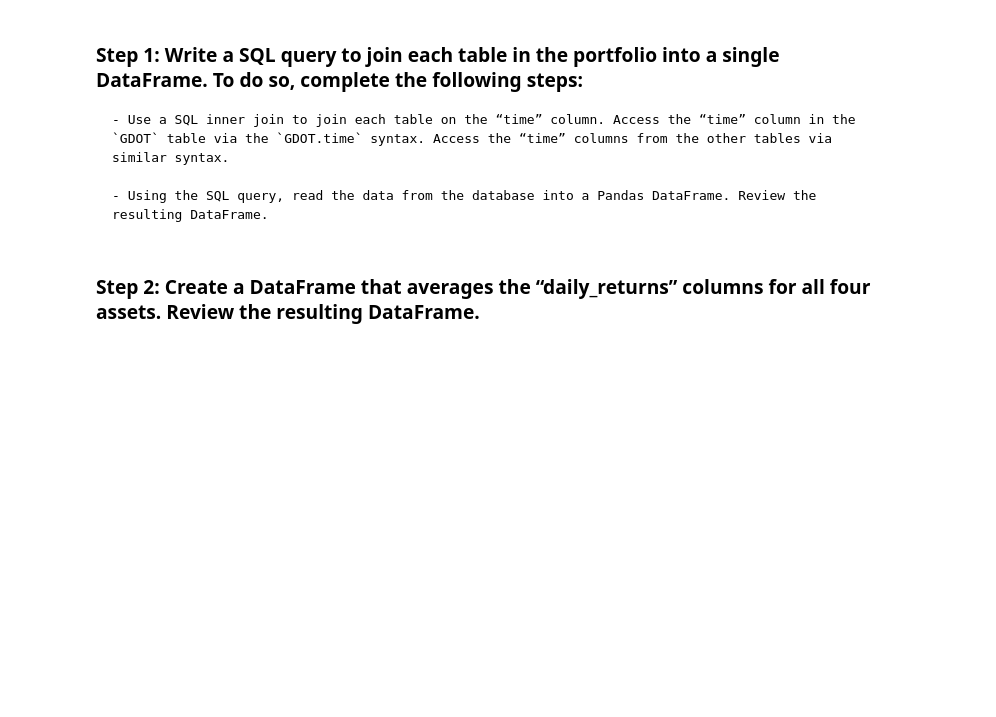
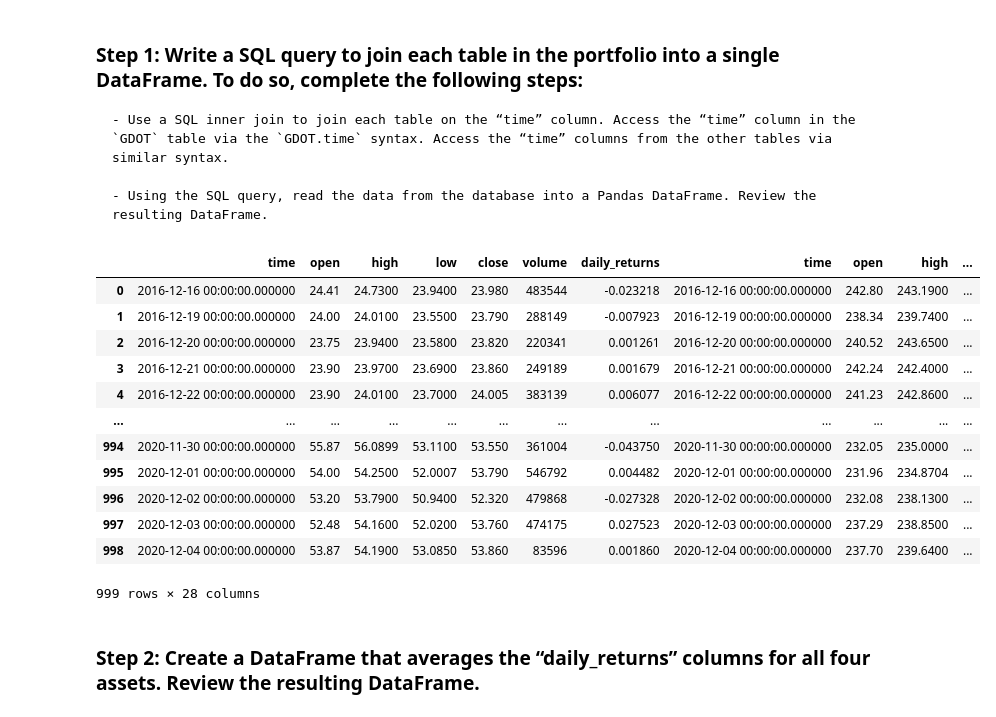
Before and after one commit to saeedraghib/m07_challenge_01, a Jupyter notebook: sr_etf_analyzer.ipynb, the cells around one changed output. Cells and saved outputs as stored; diff of their text form; code cells hidden in the pictures; blank space fills up the shorter version.

```diff
--- a/sr_etf_analyzer.ipynb
+++ b/sr_etf_analyzer.ipynb
@@ -362,15 +350,41 @@ Complete the following steps:
 
     - Using the SQL query, read the data from the database into a Pandas DataFrame. Review the resulting DataFrame.
 # %%
+# dataframe = pd.read_sql_table('SQ', con=engine)
+# dataframe
 # Wreate a SQL query to join each table in the portfolio into a single DataFrame
 # Use the time column from each table as the basis for the join
-query = # YOUR CODE HERE
+#   g.time AS TIME, g.daily_returns AS gdot_daily_returns, gs.daily_returns AS gs_daily_returns, p.daily_returns AS pypl_daily_returns, sq.daily_returns AS sq_daily_returns
+#   g.time AS TIME, avg(g.daily_returns) AS gdot_daily_returns, avg(gs.daily_returns) AS gs_daily_returns, avg(p.daily_returns) AS pypl_daily_returns, avg(sq.daily_returns) AS sq_daily_returns
+query = """
+SELECT *
+FROM GDOT as g
+INNER JOIN GS as gs ON g.time = gs.time
+INNER JOIN PYPL as p ON gs.time = p.time
+INNER JOIN SQ as sq ON p.time = sq.time
+"""
 
+#results = engine.execute(query)
 # Using the query, read the data from the database into a Pandas DataFrame
-etf_portfolio = # YOUR CODE HERE
+etf_portfolio = pd.read_sql_query(query, con=engine)
 
 # Review the resulting DataFrame
-# YOUR CODE HERE
+# etf_portfolio.head()
+etf_portfolio
+# %% [output]
+|  | time | open | high | low | close | volume | daily_returns | time | open | high | ... |
+| 0 | 2016-12-16 00:00:00.000000 | 24.41 | 24.7300 | 23.9400 | 23.980 | 483544 | -0.023218 | 2016-12-16 00:00:00.000000 | 242.80 | 243.1900 | ... |
+| 1 | 2016-12-19 00:00:00.000000 | 24.00 | 24.0100 | 23.5500 | 23.790 | 288149 | -0.007923 | 2016-12-19 00:00:00.000000 | 238.34 | 239.7400 | ... |
+| 2 | 2016-12-20 00:00:00.000000 | 23.75 | 23.9400 | 23.5800 | 23.820 | 220341 | 0.001261 | 2016-12-20 00:00:00.000000 | 240.52 | 243.6500 | ... |
+| 3 | 2016-12-21 00:00:00.000000 | 23.90 | 23.9700 | 23.6900 | 23.860 | 249189 | 0.001679 | 2016-12-21 00:00:00.000000 | 242.24 | 242.4000 | ... |
+| 4 | 2016-12-22 00:00:00.000000 | 23.90 | 24.0100 | 23.7000 | 24.005 | 383139 | 0.006077 | 2016-12-22 00:00:00.000000 | 241.23 | 242.8600 | ... |
+| ... | ... | ... | ... | ... | ... | ... | ... | ... | ... | ... | ... |
+| 994 | 2020-11-30 00:00:00.000000 | 55.87 | 56.0899 | 53.1100 | 53.550 | 361004 | -0.043750 | 2020-11-30 00:00:00.000000 | 232.05 | 235.0000 | ... |
+| 995 | 2020-12-01 00:00:00.000000 | 54.00 | 54.2500 | 52.0007 | 53.790 | 546792 | 0.004482 | 2020-12-01 00:00:00.000000 | 231.96 | 234.8704 | ... |
+| 996 | 2020-12-02 00:00:00.000000 | 53.20 | 53.7900 | 50.9400 | 52.320 | 479868 | -0.027328 | 2020-12-02 00:00:00.000000 | 232.08 | 238.1300 | ... |
+| 997 | 2020-12-03 00:00:00.000000 | 52.48 | 54.1600 | 52.0200 | 53.760 | 474175 | 0.027523 | 2020-12-03 00:00:00.000000 | 237.29 | 238.8500 | ... |
+| 998 | 2020-12-04 00:00:00.000000 | 53.87 | 54.1900 | 53.0850 | 53.860 | 83596 | 0.001860 | 2020-12-04 00:00:00.000000 | 237.70 | 239.6400 | ... |
+999 rows × 28 columns
 # %% [markdown]
 ### Step 2: Create a DataFrame that averages the “daily_returns” columns for all four assets. Review the resulting DataFrame.
 # %%
```
Also changed, not shown: parts of 12 cells of this notebook, 16 other files.
